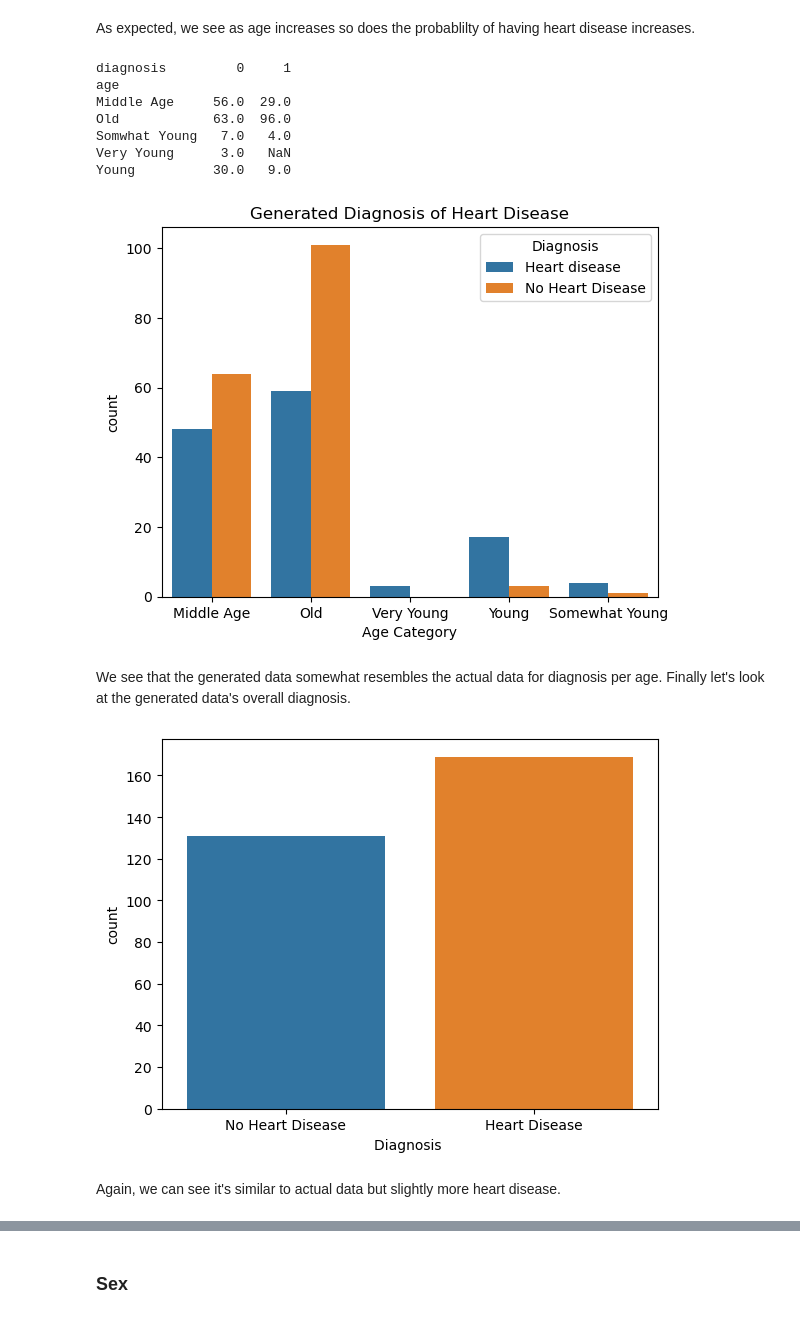
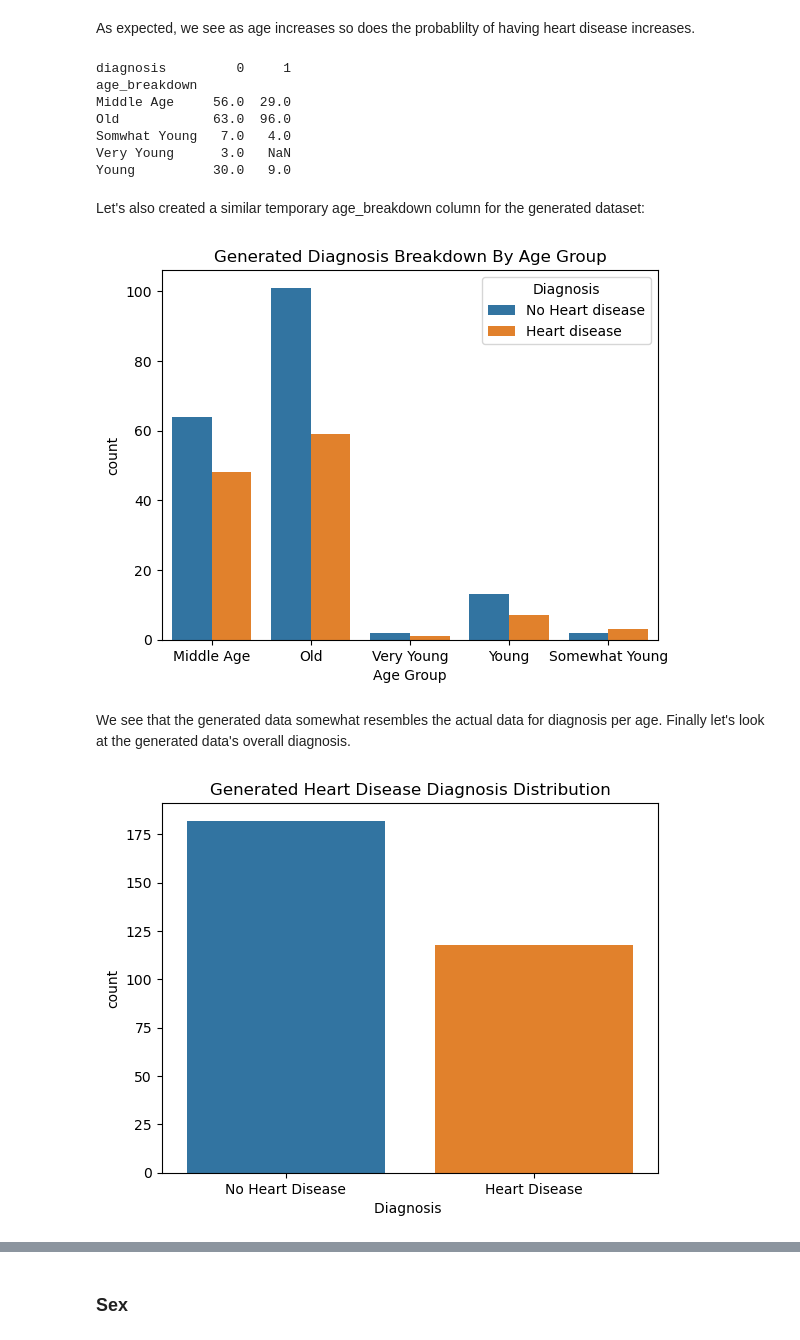
Before and after one commit to frankquinn89/PROGRAMMING_FOR_DATA_ANALYSIS, a Jupyter notebook: project.ipynb, the cells around one changed output, grey strips where cells are left out. Saved outputs shown, nothing was run; the diff lists cells and outputs as text; code cells hidden in the pictures.

```diff
--- a/project.ipynb
+++ b/project.ipynb
@@ -128,11 +128,17 @@ Now, let's try to generate a normal age distribution. Earlier we looked at the s
 # Set a seed to ensure consistency in generating data
 np.random.seed(6)
 
+# Generate age based on the stats of the existing data
 # We will generate 300 data points which is similar total to existing dataset
 generate_age = np.random.normal(55,9,300)
 
+# Apply the generated age to our geenrated dataset.
 # we want to round age for plotting
 gen_data['age'] = generate_age.round(0)
+
+# ensure it matches datatype in
+gen_data.age = gen_data.age.astype('float64')
+
 
 sb.displot(gen_data['age'])
 mplot.title("Distrubution of Generated Age")
@@ -205,16 +216,18 @@ mplot.show()
 # %% [markdown]
 As expected, we see as age increases so does the probablilty of having heart disease increases.
 # %%
-#Get exact counts for age categories to calculate probablites
-print(heart_data.groupby(["age","diagnosis"])["diagnosis"].count().unstack())
+# Get exact counts for age categories to calculate probablites
+print(heart_data.groupby(["age_breakdown","diagnosis"])["diagnosis"].count().unstack())
 # %% [output]
 diagnosis         0     1
-age
+age_breakdown
 Middle Age     56.0  29.0
 Old            63.0  96.0
 Somwhat Young   7.0   4.0
 Very Young      3.0   NaN
 Young          30.0   9.0
+# %% [markdown]
+Let's also created a similar temporary age_breakdown column for the generated dataset:
 # %%
 def get_age_category(x):
     if x < 35:
@@ -228,10 +241,10 @@ def get_age_category(x):
     else:
         return 'Old'
 
-gen_data['age'] = gen_data.age.apply(get_age_category)
+gen_data['age_breakdown'] = gen_data.age.apply(get_age_category)
 # %%
 def get_diag(age):
-    diag = [0, 1]
+    diag = [1, 0]
     if age == 'Very Young':
         choice = np.random.choice(diag, 1, p=[0.99, 0.01])
         listToStr = ' '.join(map(str, choice))
@@ -254,25 +267,26 @@ def get_diag(age):
         return listToStr
 
 gen_data['diagnosis'] = gen_data.age.apply(get_diag)
+# ensure data type matches type in original dataset
+gen_data['diagnosis'] = gen_data.diagnosis.astype('int64')
 # %%
-sb.countplot(x="age",data=gen_data,hue="diagnosis")
-mplot.title("Generated Diagnosis of Heart Disease")
-mplot.xlabel("Age Category")
-mplot.legend(title='Diagnosis', labels=['Heart disease','No Heart Disease'])
+sb.countplot( x = "age_breakdown", data = gen_data, hue ='diagnosis')
+mplot.xlabel("Age Group")
+mplot.title("Generated Diagnosis Breakdown By Age Group")
+mplot.legend(title='Diagnosis', labels=['No Heart disease','Heart disease'])
 mplot.show()
 # %% [output]
-[figure, old version]
+[figure, new version]
 # %% [markdown]
 We see that the generated data somewhat resembles the actual data for diagnosis per age. Finally let's look at the generated data's overall diagnosis.
 # %%
 sb.countplot(gen_data['diagnosis'])
 mplot.xlabel("Diagnosis ")
+mplot.title("Generated Heart Disease Diagnosis Distribution")
 bars = ('No Heart Disease', 'Heart Disease')
 y_position = np.arange(len(bars))
 mplot.xticks(y_position, bars)
 
 mplot.show()
 # %% [output]
-[figure, old version]
+[figure, new version]
-# %% [markdown]
-Again, we can see it's similar to actual data but slightly more heart disease.
```
Also changed, not shown: parts of 29 cells of this notebook.
